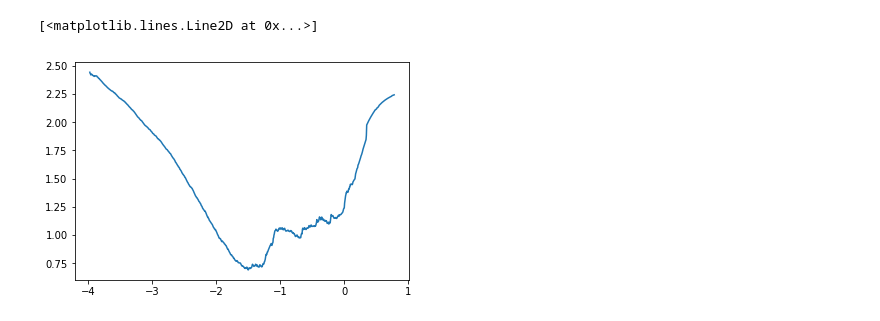
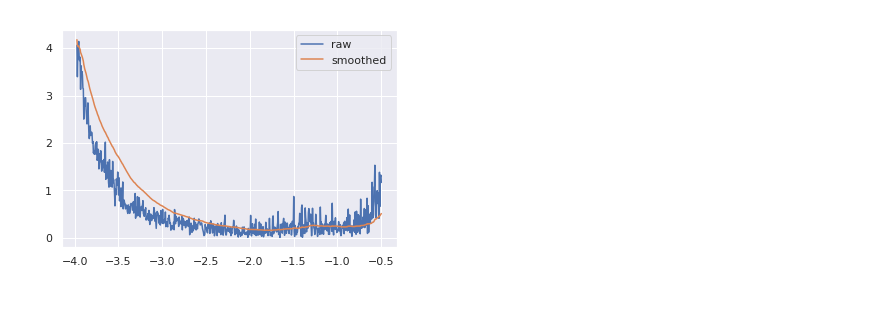
Before and after one commit to kcy1019/TIL, a Jupyter notebook: mnist-basic.ipynb, the cells around one changed output. Saved outputs shown, nothing was run; the diff lists cells and outputs as text; code cells hidden in the pictures.

```diff
--- a/mnist-basic.ipynb
+++ b/mnist-basic.ipynb
@@ -6,5 +8,13 @@ import torch.nn as nn
 import torch.nn.functional as F
 import torch.optim as optim
 import torch.nn.init as init
+import numpy as np
+%matplotlib inline
+import seaborn as sns
+import matplotlib.pyplot as plt
+import math
+sns.set()
+torch.backends.cudnn.enabled = True
+torch.backends.cudnn.benchmark = True
 # %%
 batch_size = 64
@@ -14,6 +26,6 @@ test_batch_size = 1000
 # %%
 class ConvNet(nn.Module):
-    def __init__(self, input_size=(28, 28), output_size=10, num_layers=5, growth=2):
+    def __init__(self, input_size=(28, 28), output_size=10, num_layers=3, growth=2):
         super(ConvNet, self).__init__()
         self.num_layers = num_layers
         layers, channels, initial_growth = [], 1, 16
@@ -32,7 +44,7 @@ class ConvNet(nn.Module):
         init.kaiming_uniform(self.classifier.weight.data)
 
     def forward(self, batch):
-        return F.log_softmax(self.classifier(F.adaptive_avg_pool2d(self.filter(batch), 1).squeeze()))
+        return F.log_softmax(self.classifier(F.adaptive_avg_pool2d(self.filter(batch), 1).squeeze()), dim=1)
 # %%
 train_loader = torch.utils.data.DataLoader(
     datasets.MNIST('mnist', train=True, download=True,
@@ -54,14 +105,14 @@ def find_lr(model, train_dl, epochs=1, start=1e-4, end=8.0, beta=0.98):
     lr_losses = []
     for _ in range(epochs):
         for data, labels in train_dl:
-            input, target = Variable(data), Variable(labels)
+            input, target = Variable(data).cuda(), Variable(labels).cuda()
             model.zero_grad()
             optimizer.zero_grad()
             output = model(input)
             loss = F.nll_loss(output, target)
             avg_loss = beta * avg_loss + (1-beta) * loss.data.item()
             smoothed_loss = avg_loss / (1 - beta ** i)
-            lr_losses.append((lr, smoothed_loss))
+            lr_losses.append((lr, smoothed_loss, loss.data.item()))
             if smoothed_loss > 4 * best_loss:
                 return lr_losses
             elif smoothed_loss < best_loss:
@@ -74,15 +125,14 @@ def find_lr(model, train_dl, epochs=1, start=1e-4, end=8.0, beta=0.98):
     return lr_losses
 # %%
 torch.manual_seed(42)
-net = ConvNet(num_layers=2)
+net = ConvNet(num_layers=3).cuda()
 net.train()
 lr_losses = find_lr(net, train_loader, epochs=1)
 # %%
-%matplotlib inline
-import matplotlib.pyplot as plt
-import math
+xs, ys = ([math.log10(p[0]) for p in lr_losses[5:-10]], [p[-1] for p in lr_losses[5:-10]])
+plt.plot(xs, ys)
 xs, ys = ([math.log10(p[0]) for p in lr_losses[5:-10]], [p[1] for p in lr_losses[5:-10]])
 plt.plot(xs, ys)
+plt.legend(['raw', 'smoothed'], ncol=1, loc='upper right');
 # %% [output]
-[<matplotlib.lines.Line2D at 0x...>]
-[figure, old version]
+[figure, new version]
```
Also changed, not shown: parts of 12 cells of this notebook.
